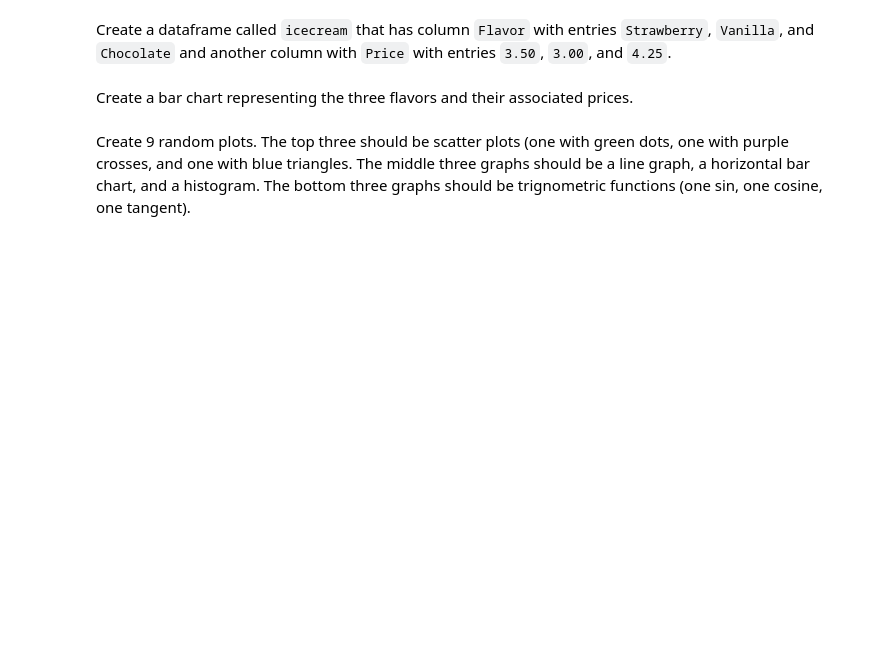
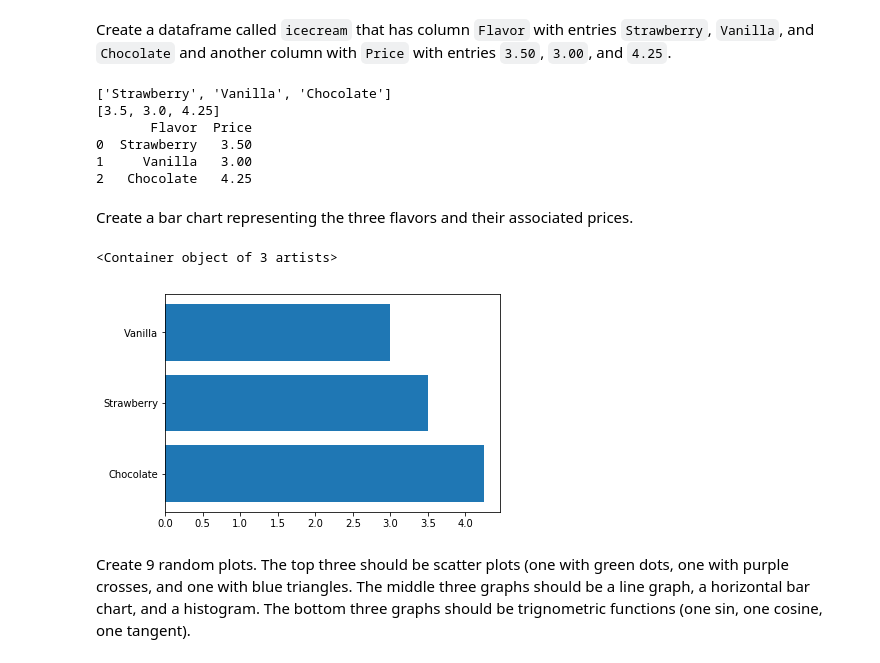
Before and after one commit to AshisGhosh/ashisghosh_data_x_s18, a Jupyter notebook: hw/hw1/Data-X HW1 Sp18.ipynb, the cells around one changed output. Drawn from its saved outputs; the diff is of its cells as text; code cells hidden in the pictures; blank space fills up the shorter version.

```diff
--- a/hw/hw1/Data-X HW1 Sp18.ipynb
+++ b/hw/hw1/Data-X HW1 Sp18.ipynb
@@ -199,7 +599,24 @@ Find the maximum value and minimum value of the 'NRI' column in the USA (using p
 ## Matplotlib
 # %% [markdown]
 Create a dataframe called `icecream` that has column `Flavor` with entries `Strawberry`, `Vanilla`, and `Chocolate` and another column with `Price` with entries `3.50`, `3.00`, and `4.25`.
+# %%
+Flavor = ['Strawberry', 'Vanilla', 'Chocolate']; print(Flavor)
+Price = [3.50,3.00,4.25]; print(Price)
+dict1 = {'Flavor':Flavor, 'Price': Price}
+icecream = pd.DataFrame(dict1); print(icecream)
+# %% [output]
+['Strawberry', 'Vanilla', 'Chocolate']
+[3.5, 3.0, 4.25]
+       Flavor  Price
+0  Strawberry   3.50
+1     Vanilla   3.00
+2   Chocolate   4.25
 # %% [markdown]
 Create a bar chart representing the three flavors and their associated prices.
+# %%
+plt.barh(icecream['Flavor'],icecream['Price'])
+# %% [output]
+<Container object of 3 artists>
+[figure, added]
 # %% [markdown]
 Create 9 random plots. The top three should be scatter plots (one with green dots, one with purple crosses, and one with blue triangles. The middle three graphs should be a line graph, a horizontal bar chart, and a histogram. The bottom three graphs should be trignometric functions (one sin, one cosine, one tangent).
```
Also changed, not shown: parts of 45 cells of this notebook.
